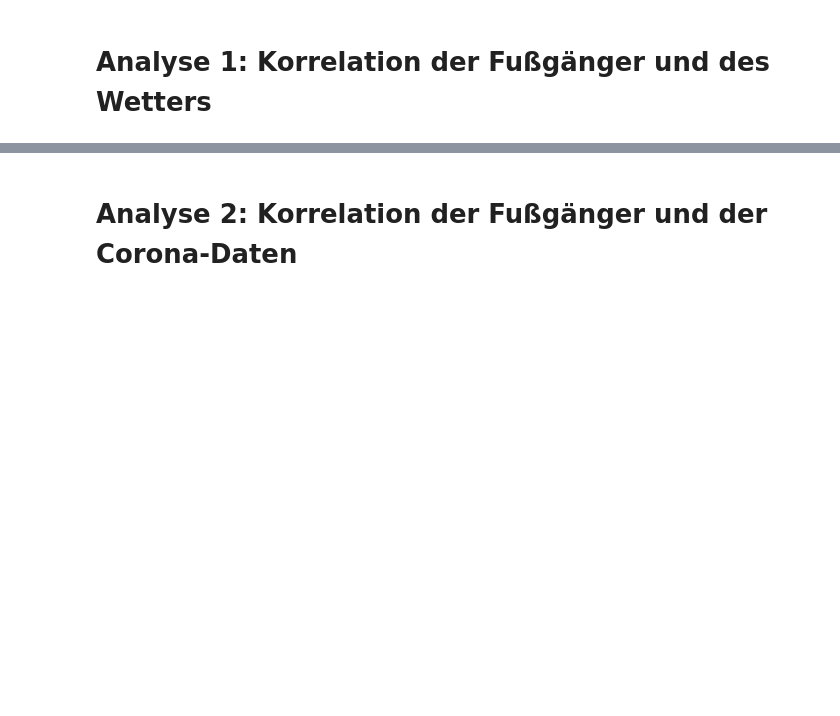
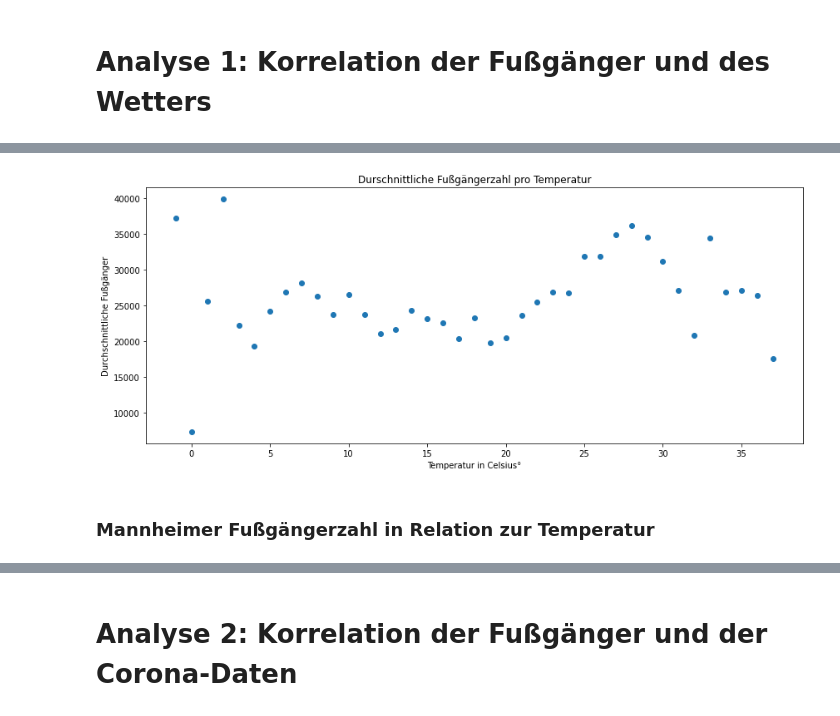
Before and after one commit to insabelter/Big_Data_Project, a Jupyter notebook: Python Notebooks/Analyse und Visualisierung.ipynb, the cells around one changed output, grey strips where cells are left out. Saved outputs shown, nothing was run; the diff lists cells and outputs as text; code cells hidden in the pictures; blank space fills up the shorter version.

```diff
--- a/Python Notebooks/Analyse und Visualisierung.ipynb
+++ b/Python Notebooks/Analyse und Visualisierung.ipynb
@@ -32,0 +220,20 @@ Vergleicht man stattdessen zufällige Listen, dann gehen die Korrelationswerte g
+# %%
+import matplotlib.pyplot as plt
+
+def plot_temperature(dic,title):
+    x = list(dic.keys())
+    y = list(dic.values())
+
+    fig, ax1 = plt.subplots(figsize=(12, 5))
+
+    plt.xlabel("Temperatur in Celsius°")
+    plt.ylabel("Durchschnittliche Fußgänger")
+    #ax1.plot()
+    ax1.scatter(x,y)
+    fig.tight_layout()
+    plt.title(title)
+    plt.show()
+# %%
+plot_temperature(count_avg_ped_per_dimension("temperature in celsius"),"Durschnittliche Fußgängerzahl pro Temperatur")
+# %% [output]
+[figure, added]
@@ -32,0 +262,2 @@ Vergleicht man stattdessen zufällige Listen, dann gehen die Korrelationswerte g
+# %% [markdown]
+### Mannheimer Fußgängerzahl in Relation zur Temperatur
```
Also changed, not shown: parts of 40 cells of this notebook, 1 other file.
